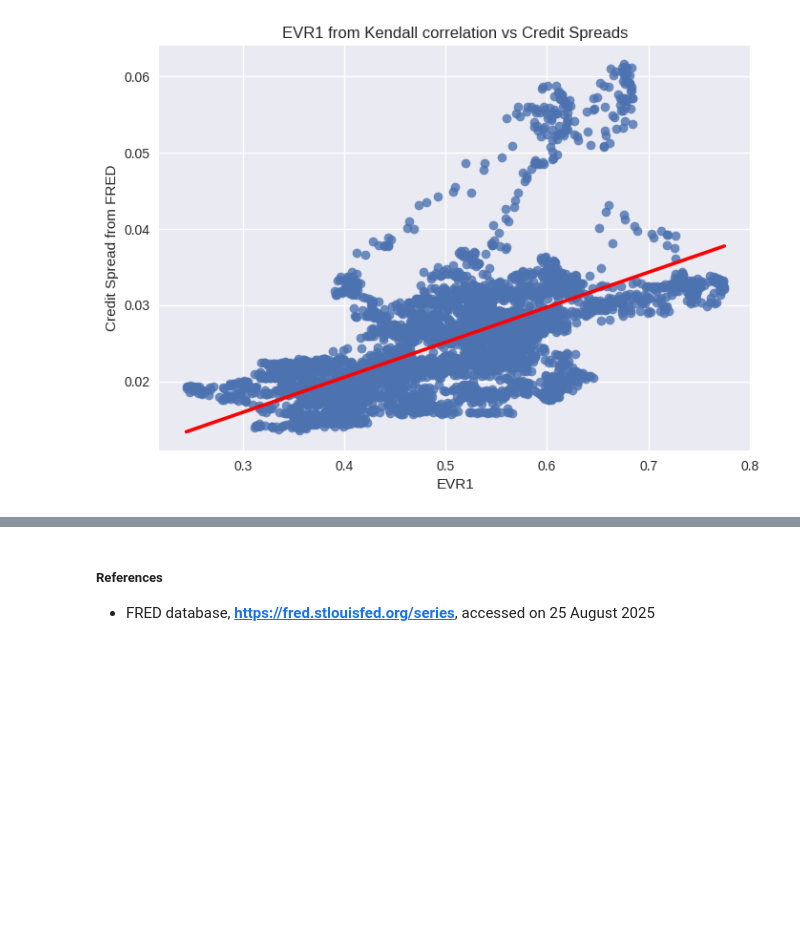
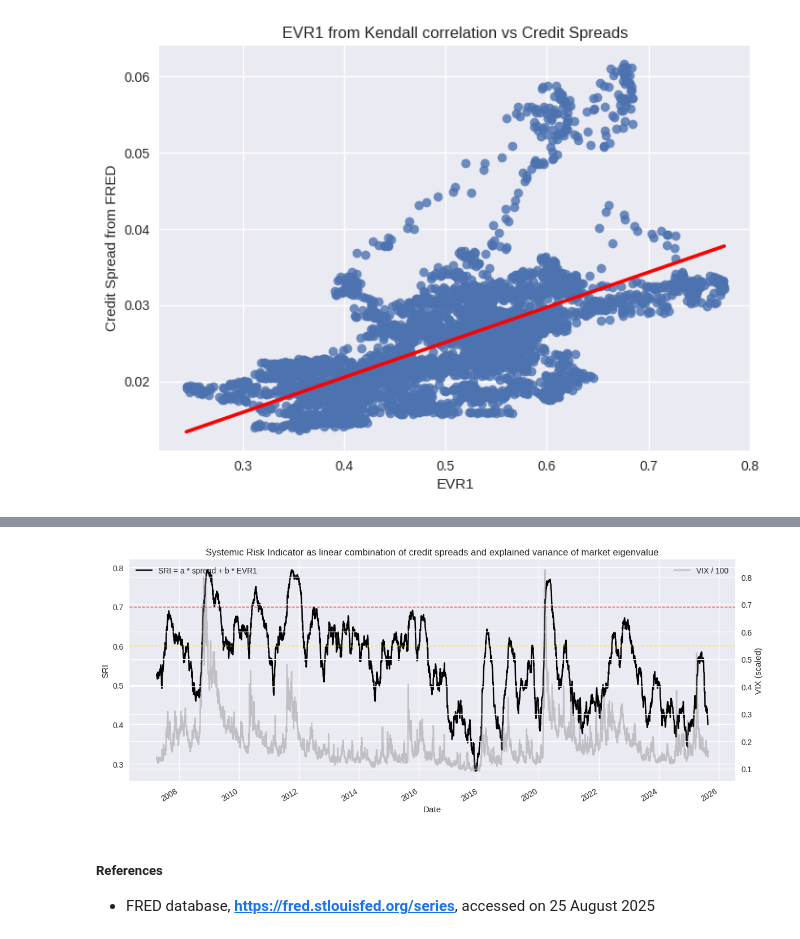
Before and after one commit to George-Creekbed/capstone_review, a Jupyter notebook: gwp1.ipynb, the cells around one changed output, grey strips where cells are left out. Saved outputs shown, nothing was run; the diff lists cells and outputs as text; code cells hidden in the pictures; blank space fills up the shorter version.

```diff
--- a/gwp1.ipynb
+++ b/gwp1.ipynb
@@ -579,3 +520,24 @@ Text(0.5, 1.0, 'EVR1 from Kendall correlation vs Credit Spreads')
+# %%
+# SRI
+alpha = 0.2
+beta = 0.8
+SRI = alpha * 10 * spread_fred + beta * EVR1_spearman
+
+fig, ax1 = plt.subplots(figsize=(12,5))
+
+SRI.plot(ax=ax1, color="k", label="SRI = a * spread + b * EVR1")
+ax1.axhline(0.60, ls="--", color="gold", lw=1)
+ax1.axhline(0.70, ls="--", color="red", lw=1)
+ax1.set(ylabel="SRI", title="Systemic Risk Indicator as linear combination of credit spreads and explained variance of market eigenvalue")
+ax2 = ax1.twinx()
+(vix/100).plot(ax=ax2, color="tab:gray", alpha=0.4, label="VIX / 100")
+ax2.set_ylabel("VIX (scaled)")
+ax1.legend(loc="upper left"); ax2.legend(loc="upper right")
+
+plt.tight_layout()
+plt.show()
+# %% [output]
+[figure, added]
 # %% [markdown]
 ##### References
 
```
Also changed, not shown: parts of 13 cells of this notebook.
